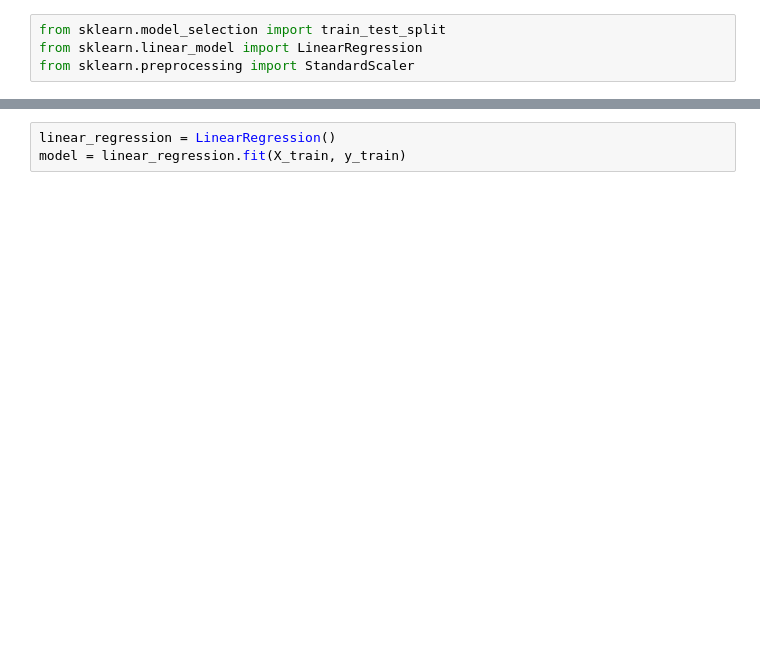
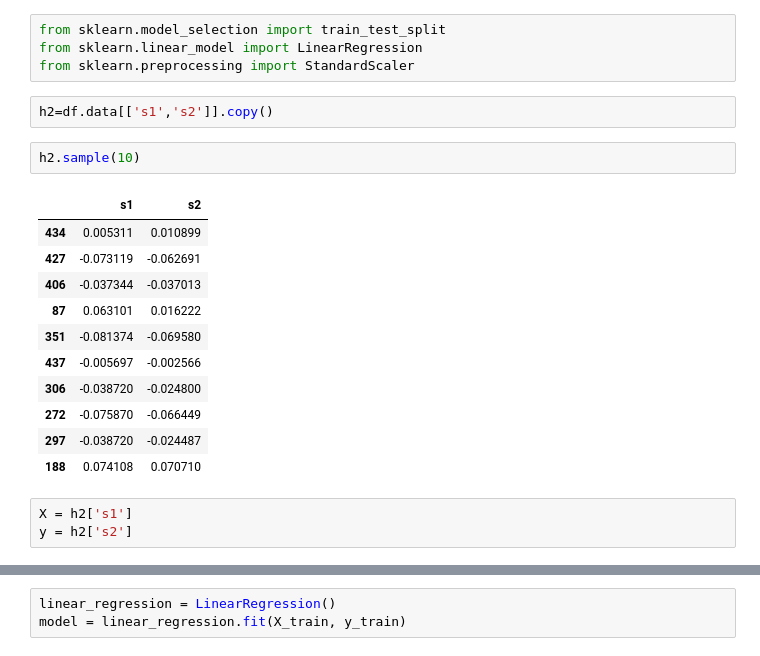
Before and after one commit to Fannyjiang88/csx4501, a Jupyter notebook: Class/Assignment/WK 7/WK 7 Assignment.ipynb, the cells around one changed output, grey strips where cells are left out. Cells and saved outputs as stored; diff of their text form; blank space fills up the shorter version.

```diff
--- a/Class/Assignment/WK 7/WK 7 Assignment.ipynb
+++ b/Class/Assignment/WK 7/WK 7 Assignment.ipynb
@@ -90,3 +90,22 @@ df.data.corr()
 from sklearn.model_selection import train_test_split
 from sklearn.linear_model import LinearRegression
 from sklearn.preprocessing import StandardScaler
+# %%
+h2=df.data[['s1','s2']].copy()
+# %%
+h2.sample(10)
+# %% [output]
+|  | s1 | s2 |
+| 434 | 0.005311 | 0.010899 |
+| 427 | -0.073119 | -0.062691 |
+| 406 | -0.037344 | -0.037013 |
+| 87 | 0.063101 | 0.016222 |
+| 351 | -0.081374 | -0.069580 |
+| 437 | -0.005697 | -0.002566 |
+| 306 | -0.038720 | -0.024800 |
+| 272 | -0.075870 | -0.066449 |
+| 297 | -0.038720 | -0.024487 |
+| 188 | 0.074108 | 0.070710 |
+# %%
+X = h2['s1']
+y = h2['s2']
```
Also changed, not shown: parts of 26 cells of this notebook.
